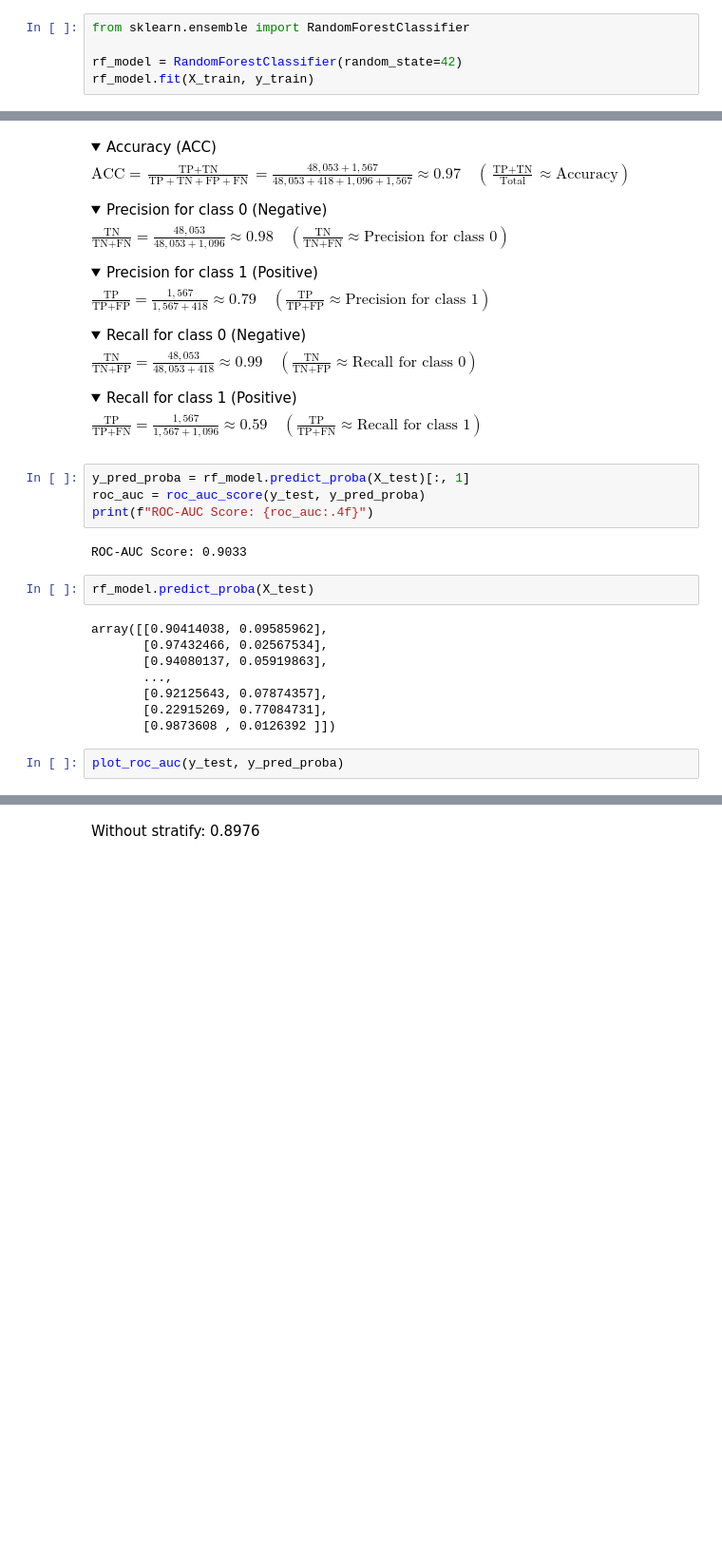
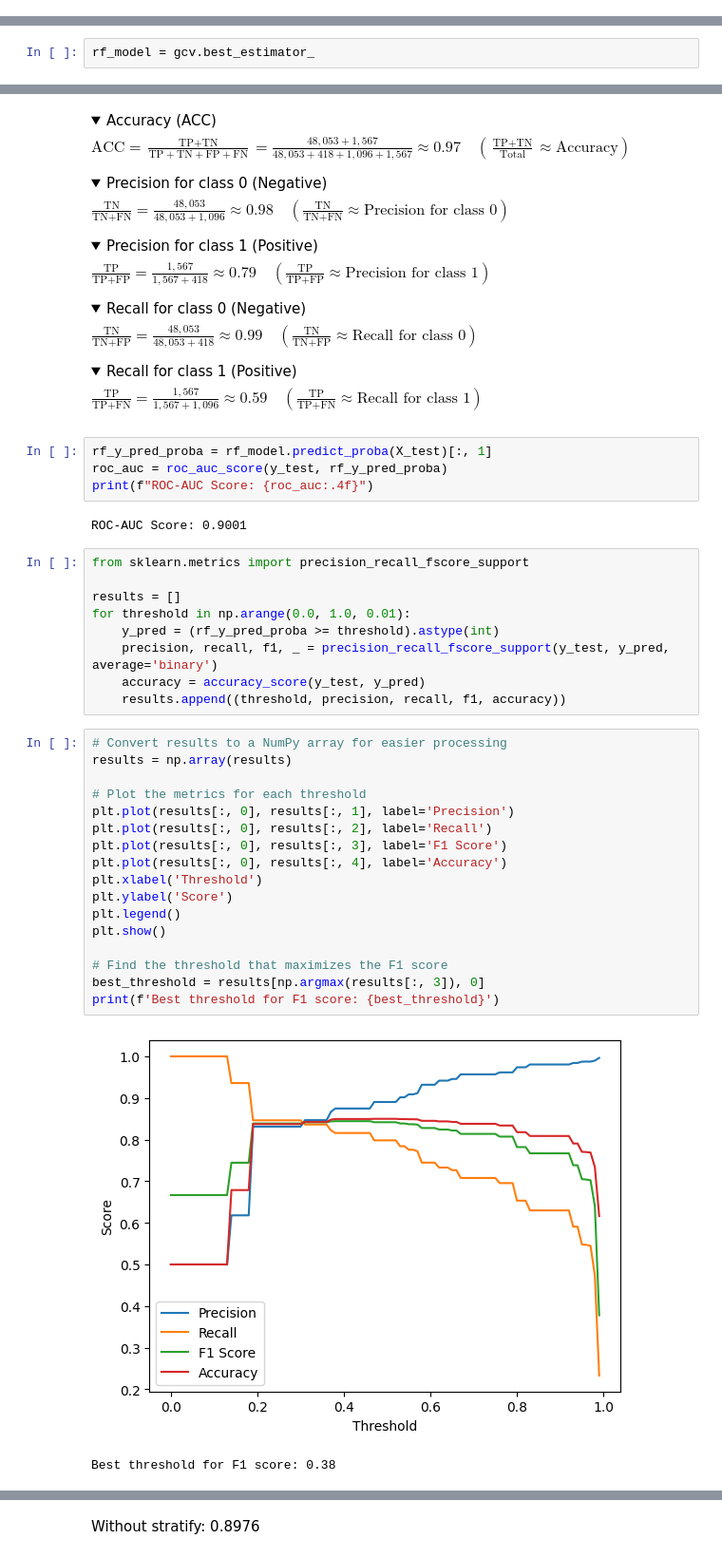
Before and after one commit to lendoo73/12_Hackaton, a Jupyter notebook: template-notebook.ipynb, the cells around one changed output, grey strips where cells are left out. Shown at 95% size. Saved outputs shown, nothing was run; the diff lists cells and outputs as text; folded sections open; blank space fills up the shorter version.

Commit message:
hyperparameter tuning added to Random Forest

```diff
--- a/template-notebook.ipynb
+++ b/template-notebook.ipynb
@@ -638,7 +673,2 @@ plot_pr_curve(y_test, base_pred_proba)
 # %% [markdown]
 ### Random Forest model
-# %%
-from sklearn.ensemble import RandomForestClassifier
-
-rf_model = RandomForestClassifier(random_state=42)
-rf_model.fit(X_train, y_train)
@@ -647,3 +716,5 @@ RandomForestClassifier(random_state=42)
+# %%
+rf_model = gcv.best_estimator_
 # %%
 y_pred = rf_model.predict(X_test)
 # %%
@@ -794,20 +861,37 @@ $\frac{\text{TP}}{\text{TP} + \text{FN}} = \frac{1,567}{1,567 + 1,096} \approx 0
 
 </details>
 # %%
-y_pred_proba = rf_model.predict_proba(X_test)[:, 1]
-roc_auc = roc_auc_score(y_test, y_pred_proba)
+rf_y_pred_proba = rf_model.predict_proba(X_test)[:, 1]
+roc_auc = roc_auc_score(y_test, rf_y_pred_proba)
 print(f"ROC-AUC Score: {roc_auc:.4f}")
 # %% [output]
-ROC-AUC Score: 0.9033
+ROC-AUC Score: 0.9001
-# %%
-rf_model.predict_proba(X_test)
-# %% [output]
-array([[0.90414038, 0.09585962],
-       [0.97432466, 0.02567534],
-       [0.94080137, 0.05919863],
-       ...,
-       [0.92125643, 0.07874357],
-       [0.22915269, 0.77084731],
-       [0.9873608 , 0.0126392 ]])
-# %%
-plot_roc_auc(y_test, y_pred_proba)
+# %%
+from sklearn.metrics import precision_recall_fscore_support
+
+results = []
+for threshold in np.arange(0.0, 1.0, 0.01):
+    y_pred = (rf_y_pred_proba >= threshold).astype(int)
+    precision, recall, f1, _ = precision_recall_fscore_support(y_test, y_pred, average='binary')
+    accuracy = accuracy_score(y_test, y_pred)
+    results.append((threshold, precision, recall, f1, accuracy))
+# %%
+# Convert results to a NumPy array for easier processing
+results = np.array(results)
+
+# Plot the metrics for each threshold
+plt.plot(results[:, 0], results[:, 1], label='Precision')
+plt.plot(results[:, 0], results[:, 2], label='Recall')
+plt.plot(results[:, 0], results[:, 3], label='F1 Score')
+plt.plot(results[:, 0], results[:, 4], label='Accuracy')
+plt.xlabel('Threshold')
+plt.ylabel('Score')
+plt.legend()
+plt.show()
+
+# Find the threshold that maximizes the F1 score
+best_threshold = results[np.argmax(results[:, 3]), 0]
+print(f'Best threshold for F1 score: {best_threshold}')
+# %% [output]
+[figure, added]
+Best threshold for F1 score: 0.38
```
Also changed, not shown: parts of 48 cells of this notebook.
